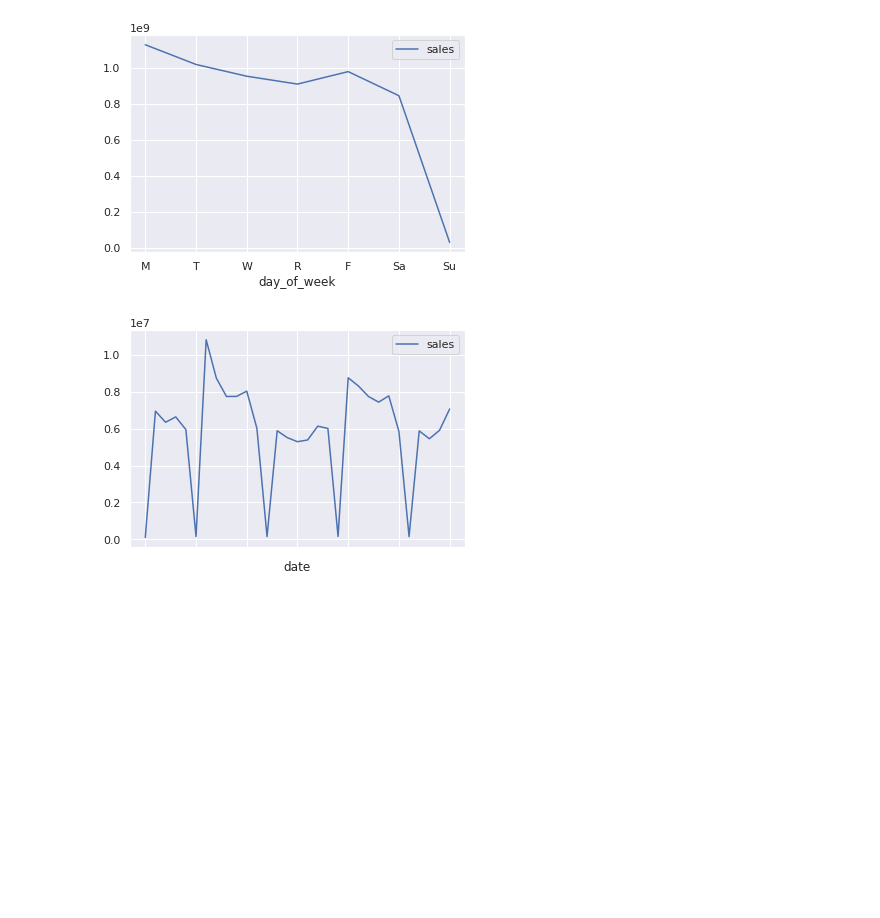
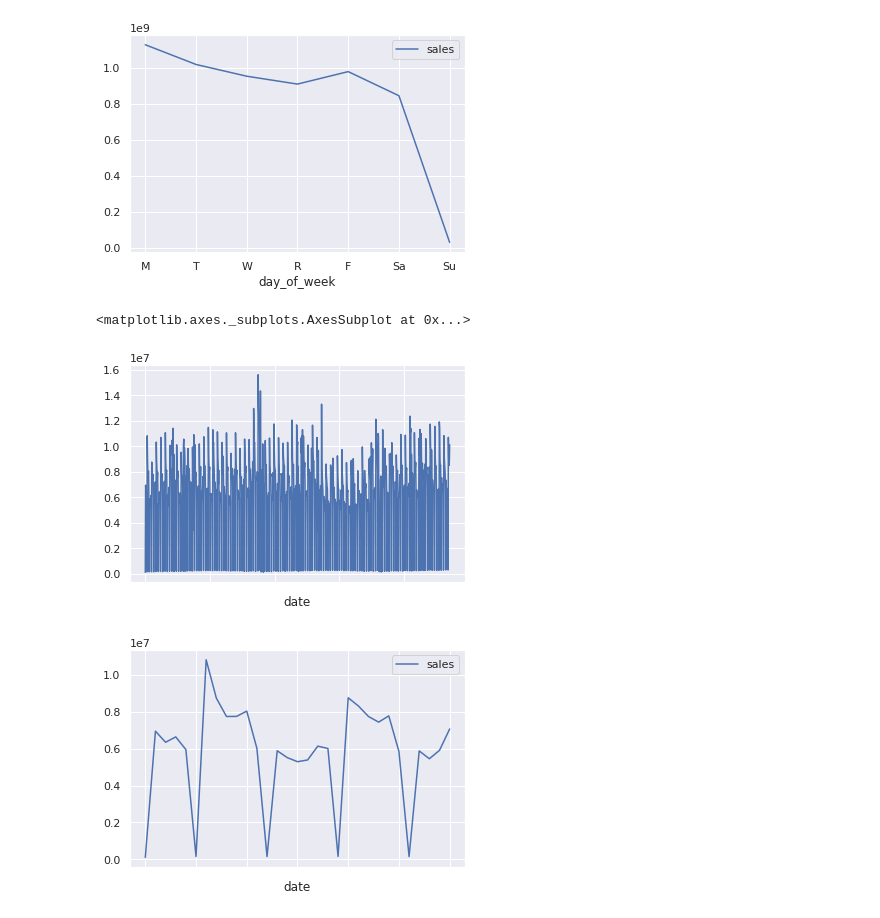
Before and after one commit to c74p/Capstone-SalesForecasting, a Jupyter notebook: notebooks/EDA/EDA.ipynb, the cells around one changed output. Saved outputs shown, nothing was run; the diff lists cells and outputs as text; code cells hidden in the pictures; blank space fills up the shorter version.

```diff
--- a/notebooks/EDA/EDA.ipynb
+++ b/notebooks/EDA/EDA.ipynb
@@ -23,5 +21,6 @@ Questions to answer:
 # %%
 df = pd.read_csv('../../data/processed/wrangled_dataframe.csv', header=0, low_memory=False)
+df['date'] = pd.to_datetime(df['date'])
 # %%
 dfex = df[:100]
 dfex.head()
@@ -74,6 +73,11 @@ ax = df[['day_of_week', 'sales']].groupby('day_of_week').sum().plot()
 ax.set_xticklabels(['','M', 'T', 'W', 'R', 'F', 'Sa', 'Su']);
 # %% [output]
 [figure]
+# %%
+df.groupby('date').sales.sum().plot()
+# %% [output]
+<matplotlib.axes._subplots.AxesSubplot at 0x...>
+[figure, added]
 # %%
 # df[['date', 'sales']].groupby('date').sum().plot()
 ax = df.loc[(df.date >= '2013-01-01') & (df.date <= '2013-01-31'), ['date', 'sales']].groupby('date').sum().plot()
```
Also changed, not shown: parts of 48 cells of this notebook, 1 other file.
